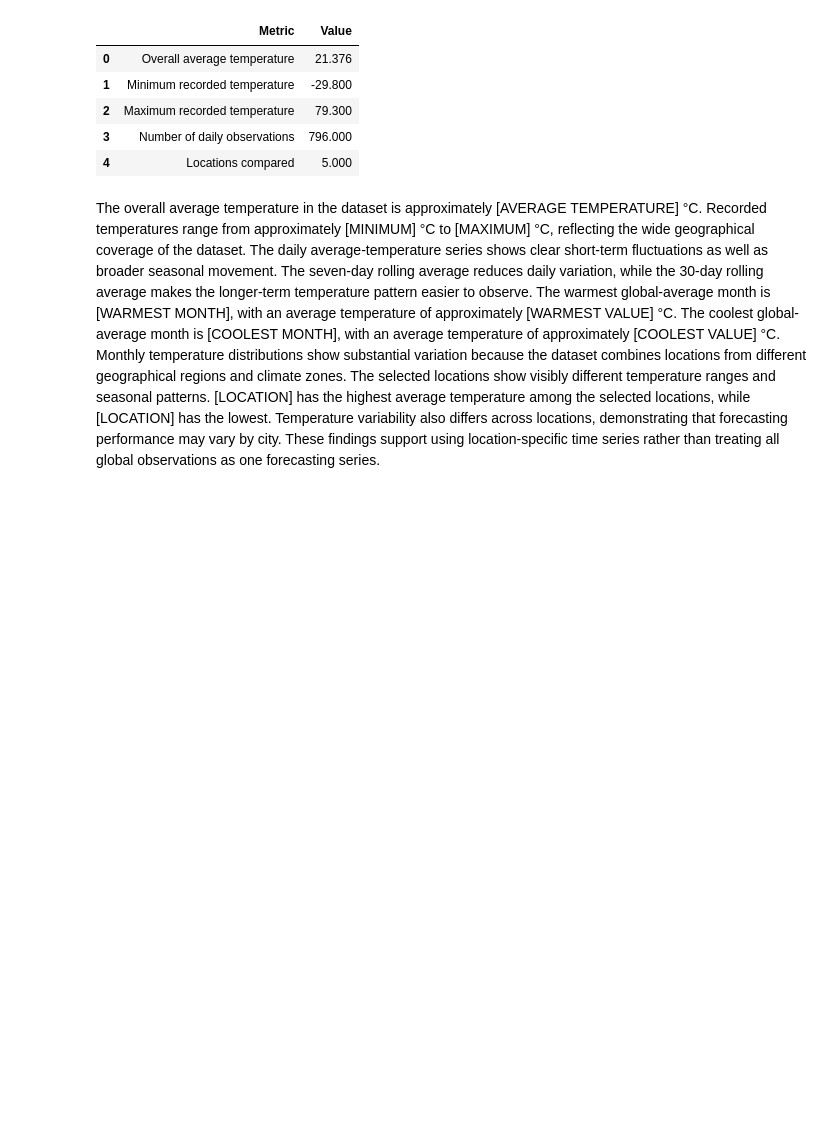
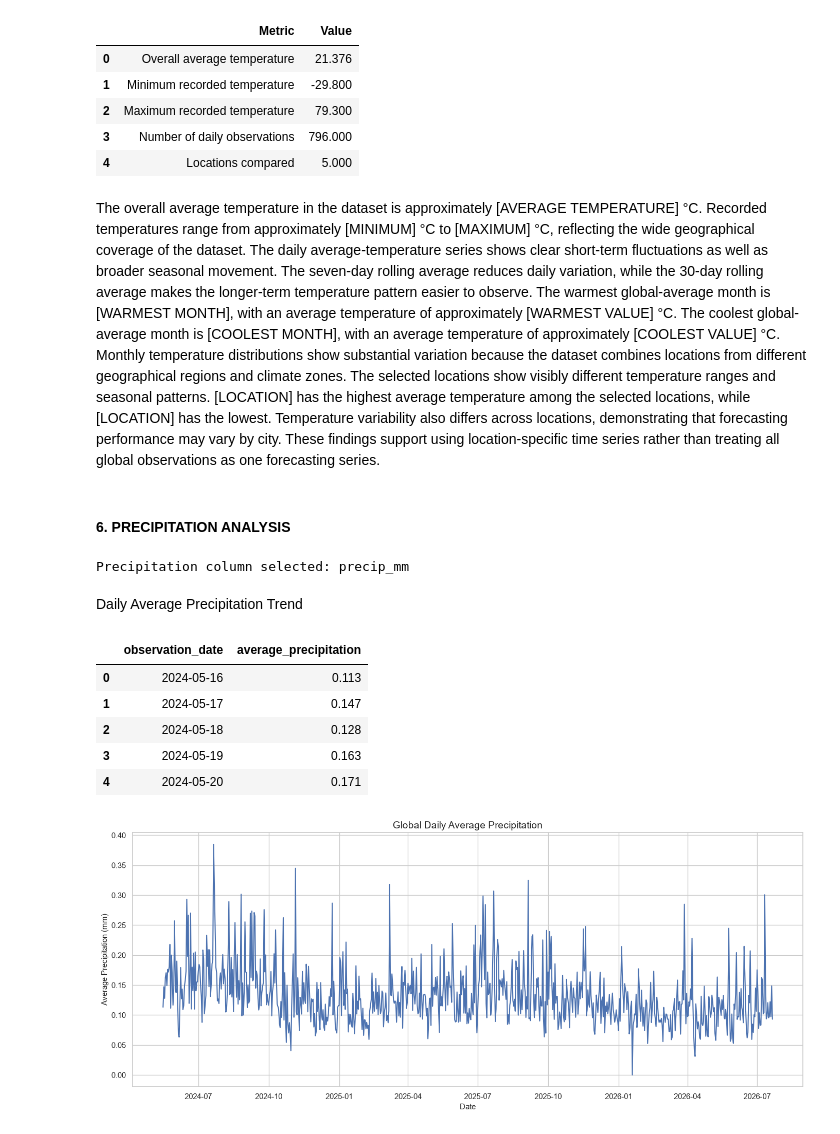
Before and after one commit to rajaraman04/Weather-Forecasting, a Jupyter notebook: weather_trend_forecasting.ipynb, the cells around one changed output. Saved outputs shown, nothing was run; the diff lists cells and outputs as text; code cells hidden in the pictures; blank space fills up the shorter version.

Commit message:
Performed Precipitation analysis

```diff
--- a/weather_trend_forecasting.ipynb
+++ b/weather_trend_forecasting.ipynb
@@ -1015,3 +1015,33 @@ Temperature variability also differs across locations, demonstrating that
 forecasting performance may vary by city.
 These findings support using location-specific time series rather than
 treating all global observations as one forecasting series.
+# %% [markdown]
+#### 6. PRECIPITATION ANALYSIS
+# %%
+Precip_Col = "precip_mm"
+if Precip_Col not in df_clean.columns:
+    raise KeyError(f"Column '{Precip_Col}' was not found.")
+print(f"Precipitation column selected: {Precip_Col}")
+# %% [output]
+Precipitation column selected: precip_mm
+# %% [markdown]
+Daily Average Precipitation Trend
+# %%
+daily_precipitation = df_clean.groupby("observation_date",as_index=False).agg(average_precipitation=(Precip_Col,"mean")).sort_values("observation_date")
+
+display(daily_precipitation.head())
+plt.figure(figsize=(14, 6))
+plt.plot(daily_precipitation["observation_date"],daily_precipitation["average_precipitation"])
+plt.title("Global Daily Average Precipitation")
+plt.xlabel("Date")
+plt.ylabel("Average Precipitation (mm)")
+plt.tight_layout()
+plt.show()
+# %% [output]
+|  | observation_date | average_precipitation |
+| 0 | 2024-05-16 | 0.113 |
+| 1 | 2024-05-17 | 0.147 |
+| 2 | 2024-05-18 | 0.128 |
+| 3 | 2024-05-19 | 0.163 |
+| 4 | 2024-05-20 | 0.171 |
+[figure, added]
```
Also changed, not shown: parts of 13 cells of this notebook.
